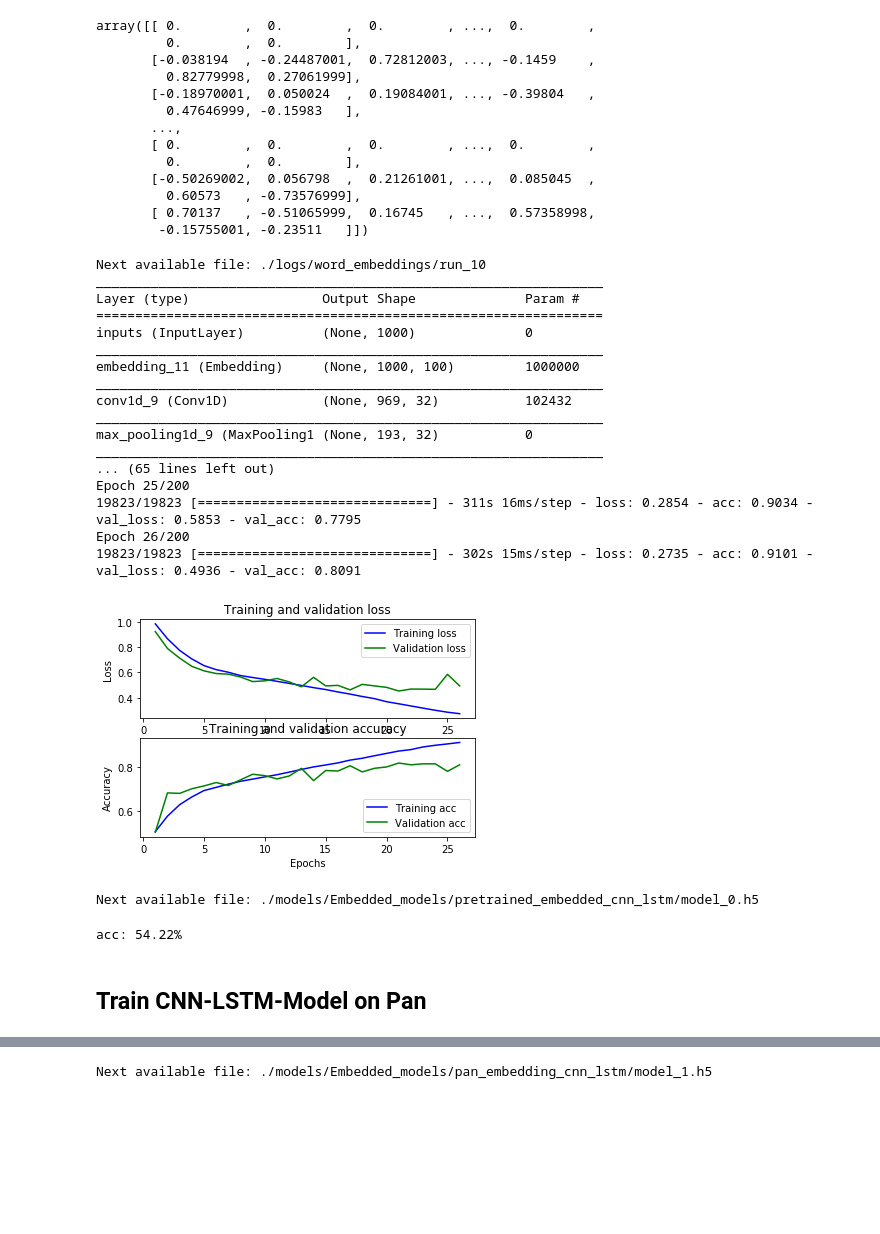
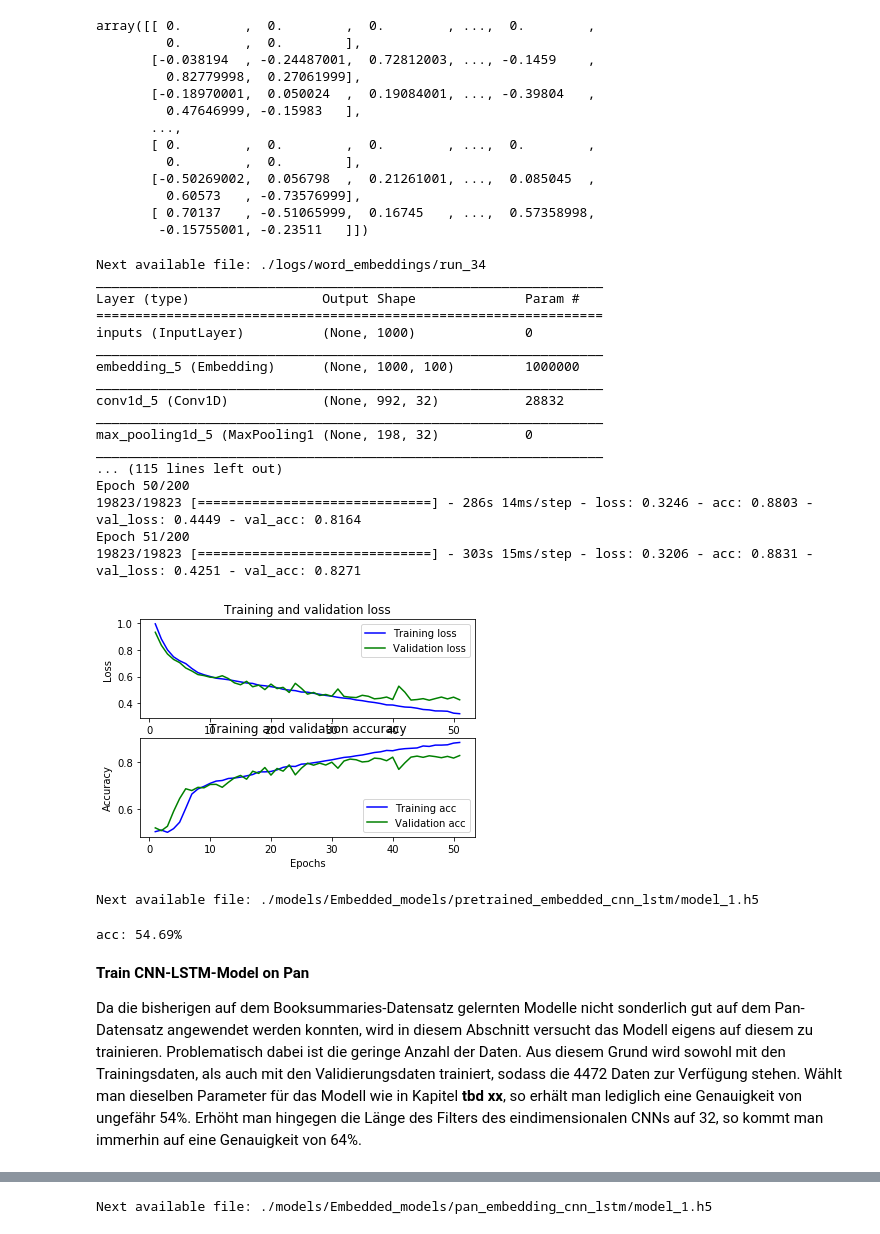
Before and after one commit to Jubke/AATM, a Jupyter notebook: LSTM-dataset_2.ipynb, the cells around one changed output, grey strips where cells are left out. Drawn from its saved outputs; the diff is of its cells as text; code cells hidden in the pictures; blank space fills up the shorter version.

```diff
--- a/LSTM-dataset_2.ipynb
+++ b/LSTM-dataset_2.ipynb
@@ -111,14 +94,14 @@ def prepare_data(tokenizer, serie_texts, labels, max_len=1000, test_size=0.33, r
         test_size: Size of the test set,
         random_state: Random_state
         random_state: random_state
-        max_words
+        max_words: The k most frequent words
     Output: Test and train data
     Method: Tokenizing, Indexing, Padding and splitting into test and train data
     """
 
     #Tokenizing and Indexing
     sequences = tok.texts_to_sequences(serie_texts)
-    #Padding
+    #Padding to make sure that all the texts has the same lenght
     sequences_matrix = sequence.pad_sequences(sequences, maxlen=max_len)
 
     # Split the dataset into test and training data
@@ -1039,7 +1047,7 @@ settings = {
     'folder': aatm_support.next_file('./logs/word_embeddings/run', ''),
     'embedding.units': embedding_dim,
     'cnn.1.units': 32,
-    'cnn.1.len': 32,
+    'cnn.1.len': 9,
     'cnn.1.acti': 'relu',
     'pooling.1.len': 5,
     'lstm.1.units': 32,
@@ -1086,56 +1094,58 @@ history = model.fit(
         [
             y_test,
         ],
     ),
     callbacks=[
         EarlyStopping(
             monitor=settings['early_stop.monitor'],
             min_delta=settings['early_stop.min_delta'],
             patience=settings['early_stop.patience']
         ),
         TensorBoardLogger(
             log_dir=settings['folder'],
             histogram_freq=0,
             batch_size=settings['batch_size'],
             write_graph=False,
             settings_str_to_log=json.dumps(settings, ensure_ascii=False)
         )
     ]
 )
 
 draw_history(history)
 # %% [output]
-Next available file: ./logs/word_embeddings/run_10
+Next available file: ./logs/word_embeddings/run_34
 _________________________________________________________________
 Layer (type)                 Output Shape              Param #
 =================================================================
 inputs (InputLayer)          (None, 1000)              0
 _________________________________________________________________
-embedding_11 (Embedding)     (None, 1000, 100)         1000000
+embedding_5 (Embedding)      (None, 1000, 100)         1000000
 _________________________________________________________________
-conv1d_9 (Conv1D)            (None, 969, 32)           102432
+conv1d_5 (Conv1D)            (None, 992, 32)           28832
 _________________________________________________________________
-max_pooling1d_9 (MaxPooling1 (None, 193, 32)           0
+max_pooling1d_5 (MaxPooling1 (None, 198, 32)           0
 _________________________________________________________________
-... (65 lines left out)
-Epoch 25/200
-19823/19823 [==============================] - 311s 16ms/step - loss: 0.2854 - acc: 0.9034 - val_loss: 0.5853 - val_acc: 0.7795
-Epoch 26/200
-19823/19823 [==============================] - 302s 15ms/step - loss: 0.2735 - acc: 0.9101 - val_loss: 0.4936 - val_acc: 0.8091
+... (115 lines left out)
+Epoch 50/200
+19823/19823 [==============================] - 286s 14ms/step - loss: 0.3246 - acc: 0.8803 - val_loss: 0.4449 - val_acc: 0.8164
+Epoch 51/200
+19823/19823 [==============================] - 303s 15ms/step - loss: 0.3206 - acc: 0.8831 - val_loss: 0.4251 - val_acc: 0.8271
-[figure, old version]
+[figure, new version]
 # %%
 # Run this to save a model after training
 model.save(aatm_support.next_file('./models/Embedded_models/pretrained_embedded_cnn_lstm/model', '.h5'))
 # %% [output]
-Next available file: ./models/Embedded_models/pretrained_embedded_cnn_lstm/model_0.h5
+Next available file: ./models/Embedded_models/pretrained_embedded_cnn_lstm/model_1.h5
 # %%
 # Test model on pan2018 data
 scores = model.evaluate(val_text, val_label, verbose=0)
 print("%s: %.2f%%" % (model.metrics_names[1], scores[1]*100))
 # %% [output]
-acc: 54.22%
+acc: 54.69%
-# %% [markdown]
-## Train CNN-LSTM-Model on Pan
+# %% [markdown]
+**Train CNN-LSTM-Model on Pan**
+
+Da die bisherigen auf dem Booksummaries-Datensatz gelernten Modelle nicht sonderlich gut auf dem Pan-Datensatz angewendet werden konnten, wird in diesem Abschnitt versucht das Modell eigens auf diesem zu trainieren. Problematisch dabei ist die geringe Anzahl der Daten. Aus diesem Grund wird sowohl mit den Trainingsdaten, als auch mit den Validierungsdaten trainiert, sodass die 4472 Daten zur Verfügung stehen. Wählt man dieselben Parameter für das Modell wie in Kapitel **tbd xx**, so erhält man lediglich eine Genauigkeit von ungefähr 54%. Erhöht man hingegen die Länge des Filters des eindimensionalen CNNs auf 32, so kommt man immerhin auf eine Genauigkeit von 64%.
 # %%
 settings = {
     'folder': aatm_support.next_file('./logs/word_embeddings/run', ''),
```
Also changed, not shown: parts of 29 cells of this notebook.
